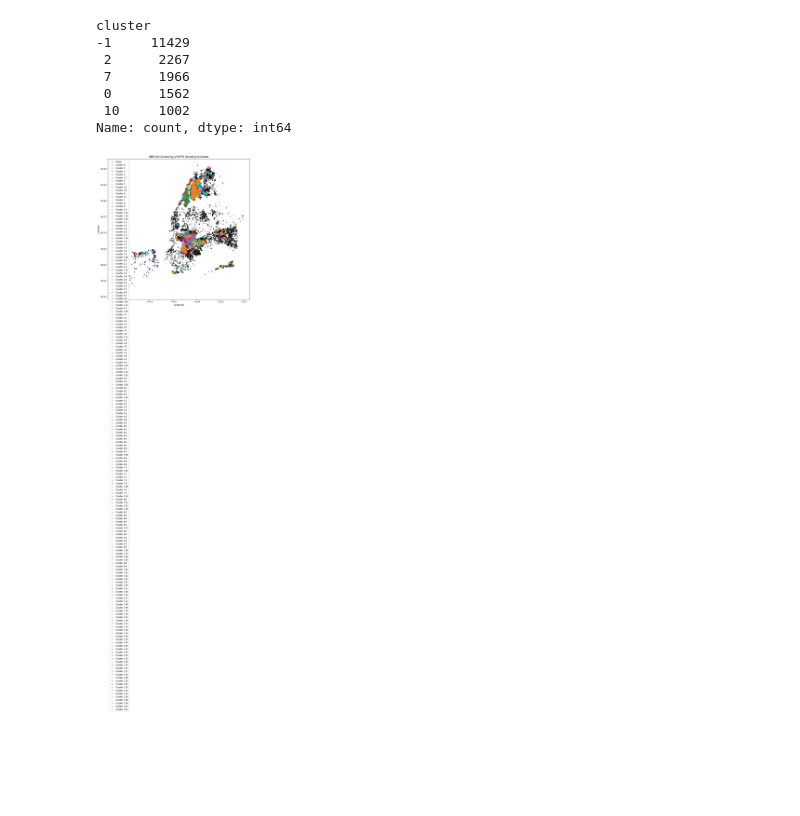
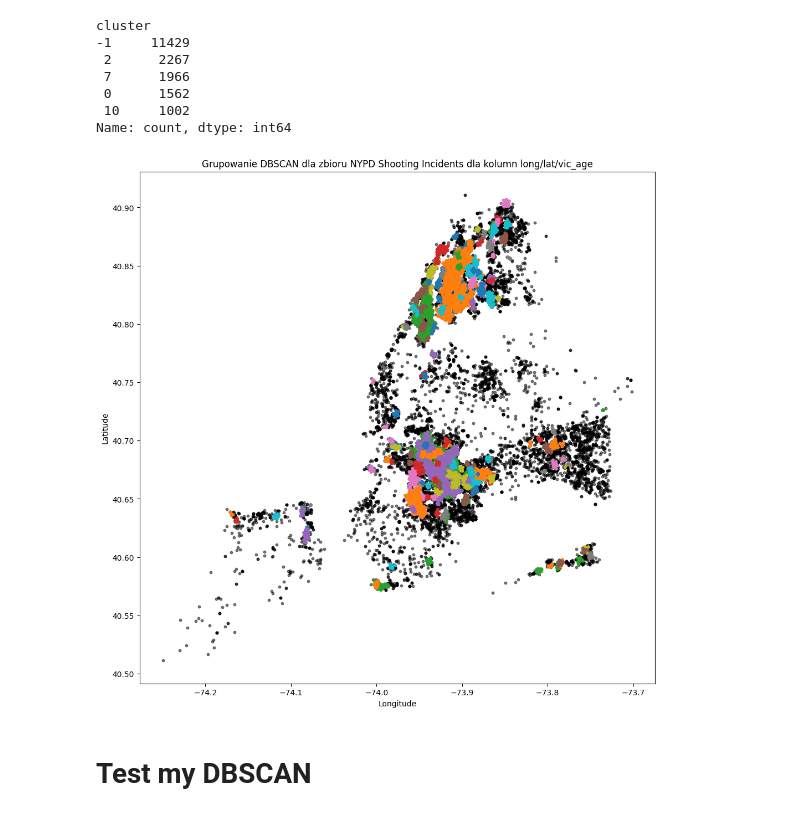
Before and after one commit to jkwiatk1/spatial-data-mining, a Jupyter notebook: 3-dbscan_tests.ipynb, the cells around one changed output. Cells and saved outputs as stored; diff of their text form; code cells hidden in the pictures; blank space fills up the shorter version.

```diff
--- a/3-dbscan_tests.ipynb
+++ b/3-dbscan_tests.ipynb
@@ -159,26 +155,25 @@ cluster
  10     1002
 Name: count, dtype: int64
 # %%
-# Set up the plot
 fig, ax = plt.subplots(1, 1, figsize=(12, 12))
 
-# Plotting each cluster with a different color
 labels = nyc_df['cluster'].unique()
 for label in labels:
     cluster_data = nyc_df[nyc_df['cluster'] == label]
     if label == -1:
         # Plot noise points in black
         ax.scatter(cluster_data['longitude'], cluster_data['latitude'], c='k', label=f'Noise', s=10, alpha=0.5)
     else:
         ax.scatter(cluster_data['longitude'], cluster_data['latitude'], label=f'Cluster {label}', s=10)
 
-# Setting up additional parameters for the plot
-ax.set_title('DBSCAN Clustering of NYPD Shooting Incidents')
+ax.set_title('Grupowanie DBSCAN dla zbioru NYPD Shooting Incidents dla kolumn long/lat/vic_age')
 ax.set_xlabel('Longitude')
 ax.set_ylabel('Latitude')
-plt.legend()
+# plt.legend()
 
 # Display the plot
 plt.show()
 # %% [output]
-[figure, old version]
+[figure, new version]
+# %% [markdown]
+# Test my DBSCAN
```
Also changed, not shown: parts of 10 cells of this notebook, 2 other files.
